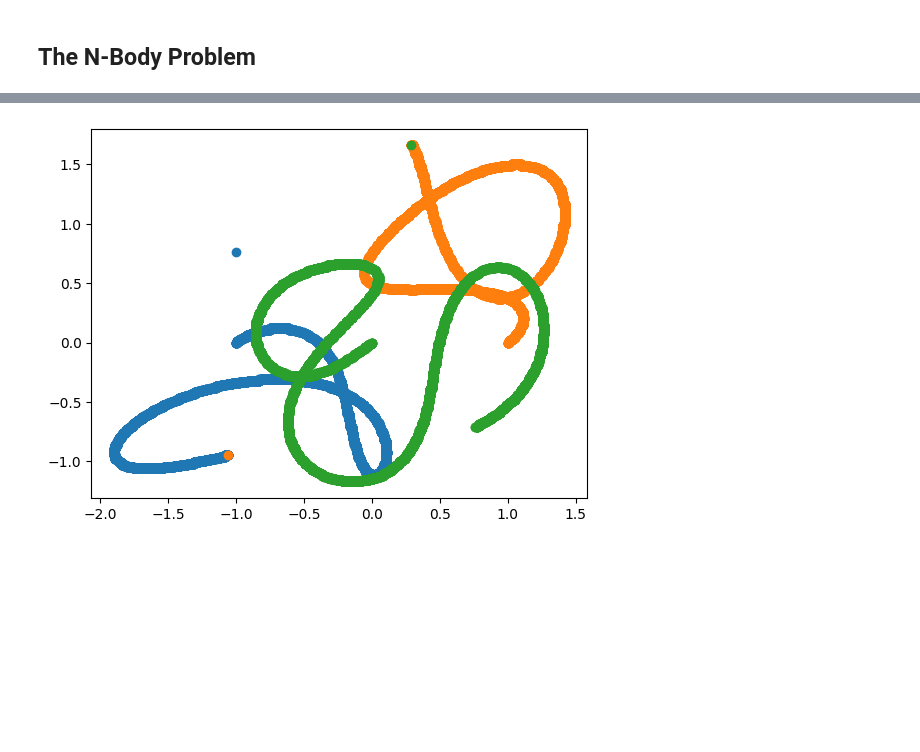
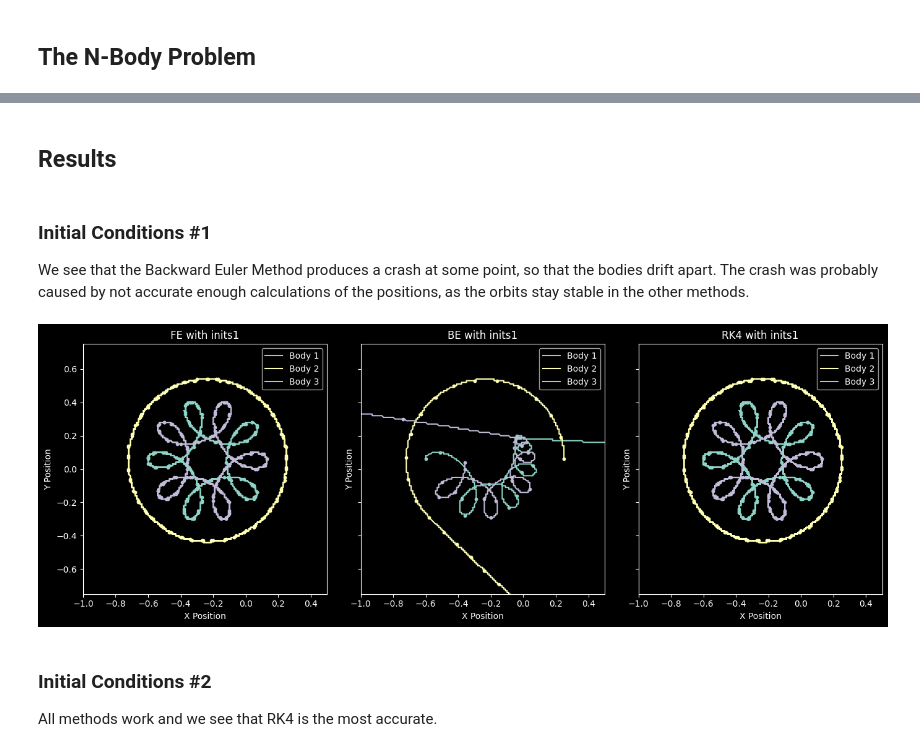
Before and after one commit to ClaasFil/metro_model_development, a Jupyter notebook: old_solutions/verena/project_verena/nbody.ipynb, the cells around one changed output, grey strips where cells are left out. Saved outputs shown, nothing was run; the diff lists cells and outputs as text; code cells hidden in the pictures; blank space fills up the shorter version.

```diff
--- a/old_solutions/verena/project_verena/nbody.ipynb
+++ b/old_solutions/verena/project_verena/nbody.ipynb
@@ -65,16 +66,44 @@ Number of Bodies: 3
 Masses: [1.0, 1.0, 1.0]
 Positions: [[-1.0, 0.0], [1.0, 0.0], [0.0, 0.0]]
 Velocities: [[0.464445, 0.39606], [0.464445, 0.39606], [-0.92889, -0.79212]]
-# %%
-d = n_dimensions
-k = int(t_max / dt)
-n = n_bodies
-
-for b in range(1, n+1):
-    body = pd.read_csv(f'output/{method}{inits}_body{b}.csv', header=None).to_numpy().reshape(k, d)
-    plt.scatter(body[:, 0], body[:, 1])
-
-plt.show()
-# %% [output]
-[figure, removed]
+# %% [markdown]
+## Results
+# %% [markdown]
+### Initial Conditions #1
+
+We see that the Backward Euler Method produces a crash at some point, so that the bodies drift apart. The crash was probably caused by not accurate enough calculations of the positions, as the orbits stay stable in the other methods.
+# %%
+# Read the initial conditions
+n_dimensions, n_bodies, masses, positions, velocities = read_initial_conditions("inits1.txt")
+methods = ["FE", "BE", "RK4"]  # List of methods
+initial_condition = "inits1"  # Single initial condition to compare
+d = n_dimensions
+k = int(t_max / dt)
+n = n_bodies
+
+# Create a figure and a set of subplots for the methods
+fig, axes = plt.subplots(1, len(methods), figsize=(14, 5), sharex=True, sharey=True)
+
+# Loop over each method
+for j, method in enumerate(methods):
+    ax = axes[j]  # Get the specific subplot
+    for b in range(1, n+1):
+        body = pd.read_csv(f'output/{method}{initial_condition}_body{b}.csv', header=None).to_numpy().reshape(k, d)
+        ax.plot(body[1:, 0], body[1:, 1], label=f'Body {b}')  # Use lines for trajectory
+        ax.scatter(body[1::100, 0], body[1::100, 1], s=10)  # Add dots every 100 steps
+    ax.set_title(f'{method} with {initial_condition}')
+    ax.set_xlabel('X Position')
+    ax.set_ylabel('Y Position')
+    ax.legend()
+    ax.set_xlim(-1, 0.5)  # Set x-axis limits
+    ax.set_ylim(-0.75, 0.75)  # Set y-axis limits
+
+# Adjust layout
+plt.tight_layout()
+plt.show()
+# %% [output]
+[figure, added]
+# %% [markdown]
+### Initial Conditions #2
+All methods work and we see that RK4 is the most accurate.
 # %%
```
Also changed, not shown: parts of 8 cells of this notebook, 31 other files.
